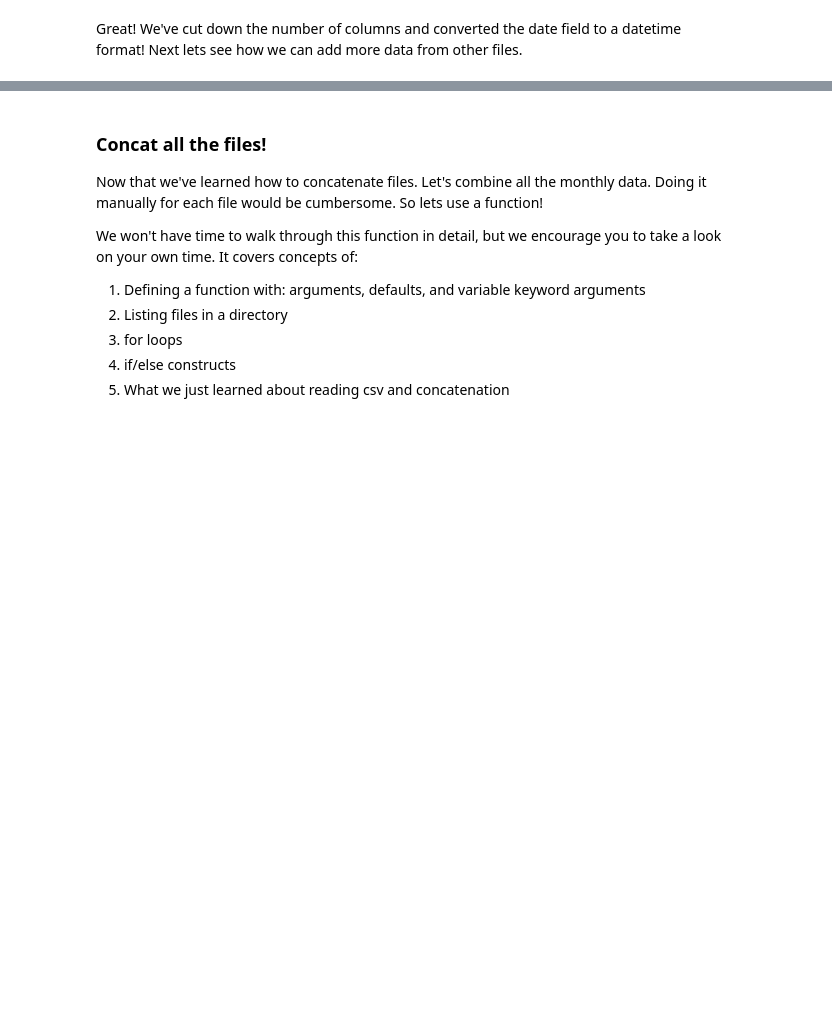
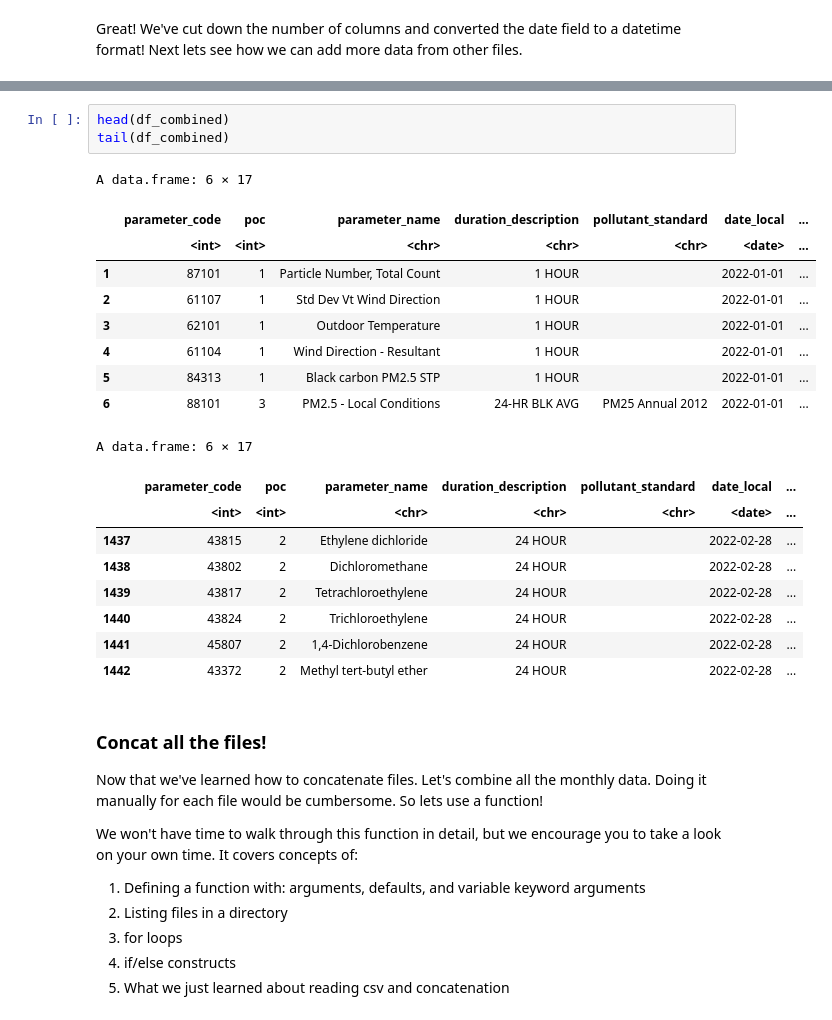
Before and after one commit to MPA-2065-FA24/mpa2065-fall2024, a Jupyter notebook: exploratory_data_analysis/notebooks/1.0-gtd-eda-walkthrough.ipynb, the cells around one changed output, grey strips where cells are left out. Cells and saved outputs as stored; diff of their text form; blank space fills up the shorter version.

```diff
--- a/exploratory_data_analysis/notebooks/1.0-gtd-eda-walkthrough.ipynb
+++ b/exploratory_data_analysis/notebooks/1.0-gtd-eda-walkthrough.ipynb
@@ -479,3 +466,25 @@ df_combined.tail()
+# %%
+head(df_combined)
+tail(df_combined)
+# %% [output]
+A data.frame: 6 × 17
+|  | parameter_code | poc | parameter_name | duration_description | pollutant_standard | date_local | ... |
+|  | <int> | <int> | <chr> | <chr> | <chr> | <date> | ... |
+| 1 | 87101 | 1 | Particle Number, Total Count | 1 HOUR |  | 2022-01-01 | ... |
+| 2 | 61107 | 1 | Std Dev Vt Wind Direction | 1 HOUR |  | 2022-01-01 | ... |
+| 3 | 62101 | 1 | Outdoor Temperature | 1 HOUR |  | 2022-01-01 | ... |
+| 4 | 61104 | 1 | Wind Direction - Resultant | 1 HOUR |  | 2022-01-01 | ... |
+| 5 | 84313 | 1 | Black carbon PM2.5 STP | 1 HOUR |  | 2022-01-01 | ... |
+| 6 | 88101 | 3 | PM2.5 - Local Conditions | 24-HR BLK AVG | PM25 Annual 2012 | 2022-01-01 | ... |
+A data.frame: 6 × 17
+|  | parameter_code | poc | parameter_name | duration_description | pollutant_standard | date_local | ... |
+|  | <int> | <int> | <chr> | <chr> | <chr> | <date> | ... |
+| 1437 | 43815 | 2 | Ethylene dichloride | 24 HOUR |  | 2022-02-28 | ... |
+| 1438 | 43802 | 2 | Dichloromethane | 24 HOUR |  | 2022-02-28 | ... |
+| 1439 | 43817 | 2 | Tetrachloroethylene | 24 HOUR |  | 2022-02-28 | ... |
+| 1440 | 43824 | 2 | Trichloroethylene | 24 HOUR |  | 2022-02-28 | ... |
+| 1441 | 45807 | 2 | 1,4-Dichlorobenzene | 24 HOUR |  | 2022-02-28 | ... |
+| 1442 | 43372 | 2 | Methyl tert-butyl ether | 24 HOUR |  | 2022-02-28 | ... |
 # %% [markdown]
 ### Concat all the files!
 Now that we've learned how to concatenate files. Let's combine all the monthly data.
```
Also changed, not shown: parts of 24 cells of this notebook.
